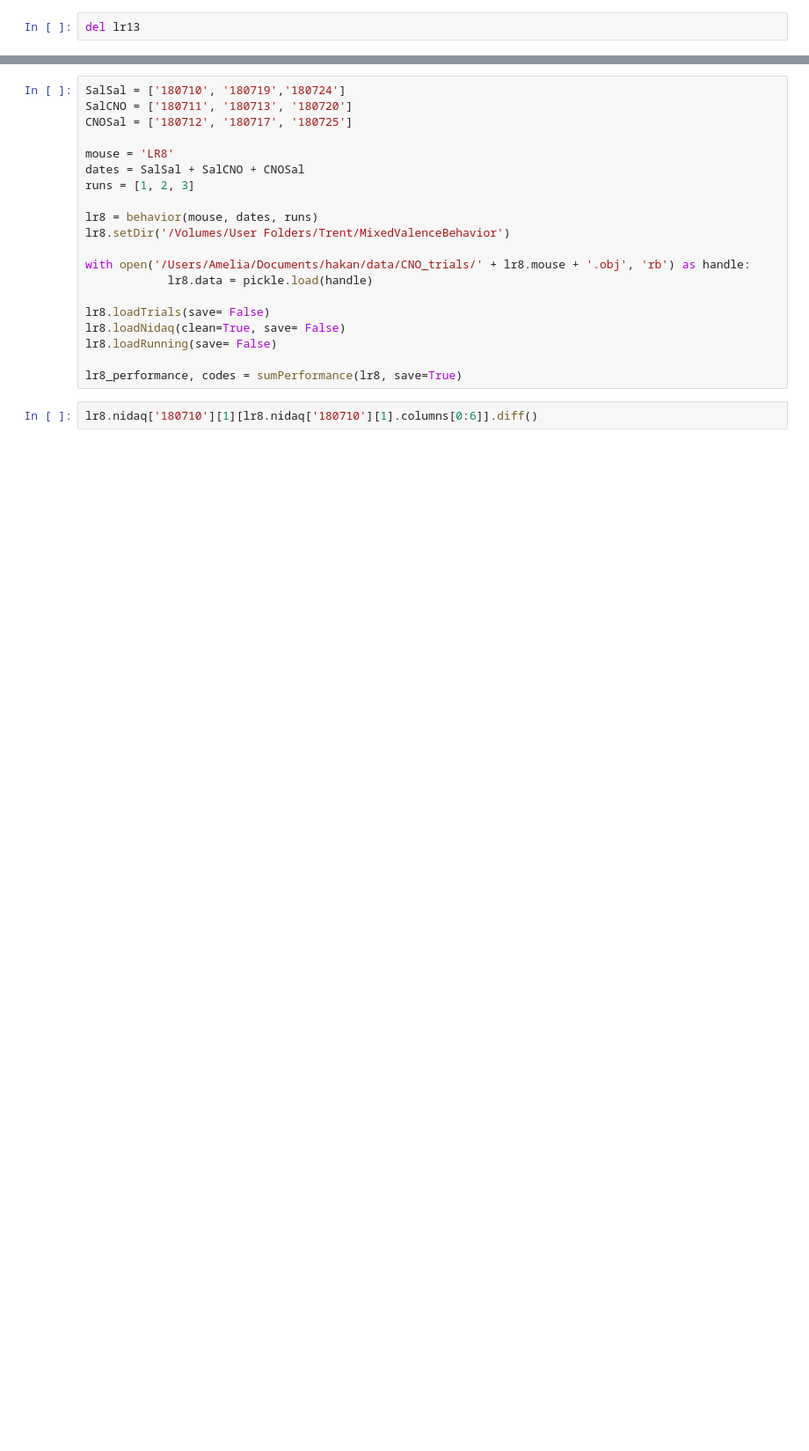
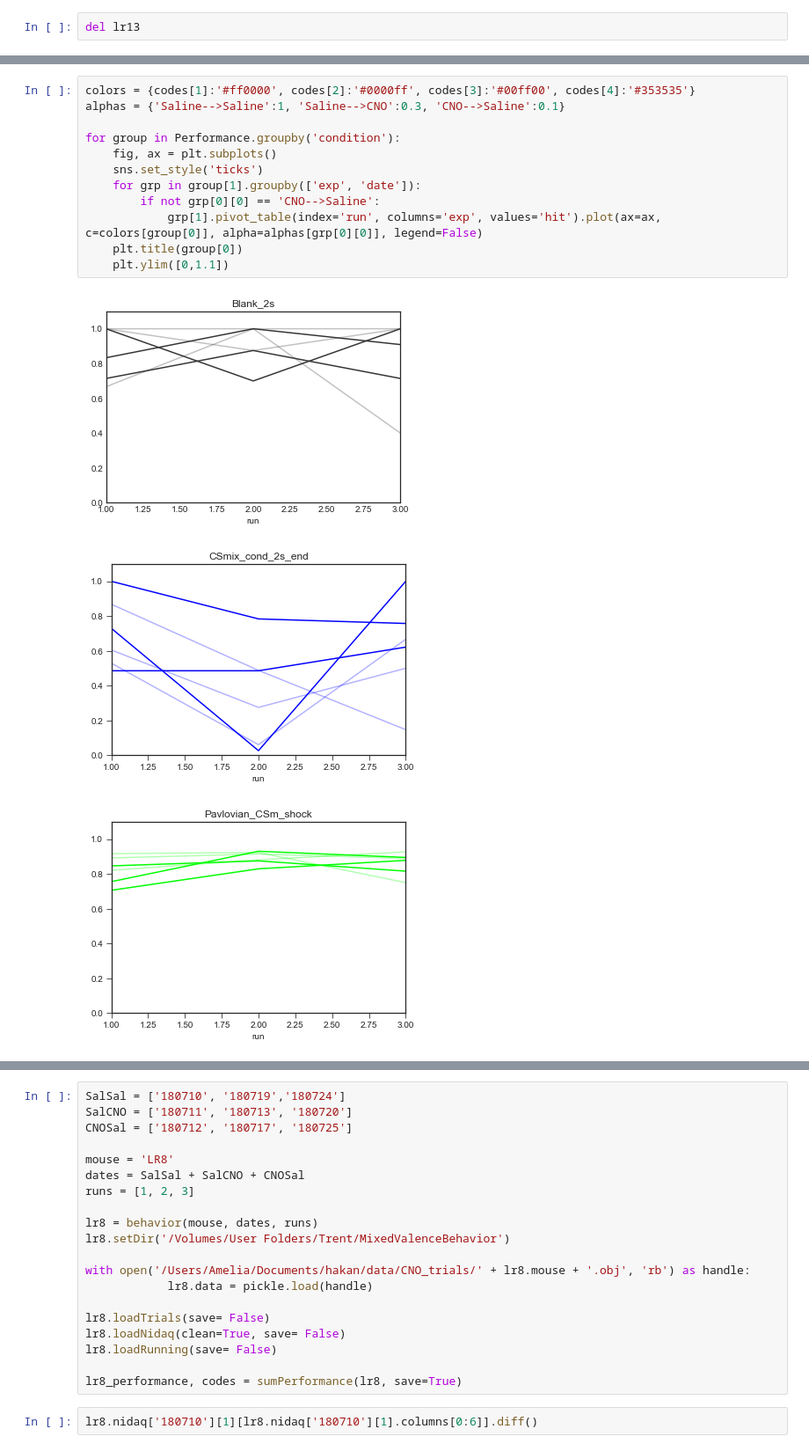
Before and after one commit to hkucukdereli/behavior, a Jupyter notebook: Untitled.ipynb, the cells around one changed output, grey strips where cells are left out. Shown at 88% size. Drawn from its saved outputs; the diff is of its cells as text; blank space fills up the shorter version.

```diff
--- a/Untitled.ipynb
+++ b/Untitled.ipynb
@@ -228,0 +321,16 @@ fig, ax = plotSummary(lr13_performance, save=True)
+# %%
+colors = {codes[1]:'#ff0000', codes[2]:'#0000ff', codes[3]:'#00ff00', codes[4]:'#353535'}
+alphas = {'Saline-->Saline':1, 'Saline-->CNO':0.3, 'CNO-->Saline':0.1}
+
+for group in Performance.groupby('condition'):
+    fig, ax = plt.subplots()
+    sns.set_style('ticks')
+    for grp in group[1].groupby(['exp', 'date']):
+        if not grp[0][0] == 'CNO-->Saline':
+            grp[1].pivot_table(index='run', columns='exp', values='hit').plot(ax=ax, c=colors[group[0]], alpha=alphas[grp[0][0]], legend=False)
+    plt.title(group[0])
+    plt.ylim([0,1.1])
+# %% [output]
+[figure, added]
+[figure, added]
+[figure, added]
```
Also changed, not shown: parts of 20 cells of this notebook, 3 other files.
